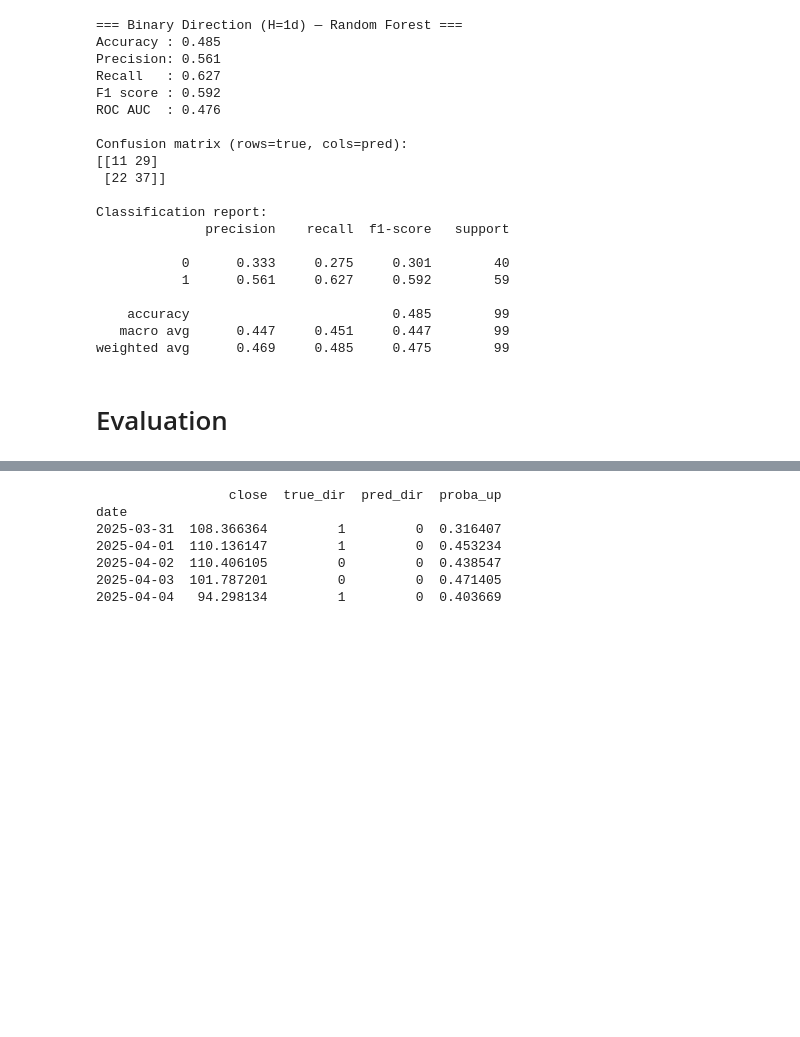
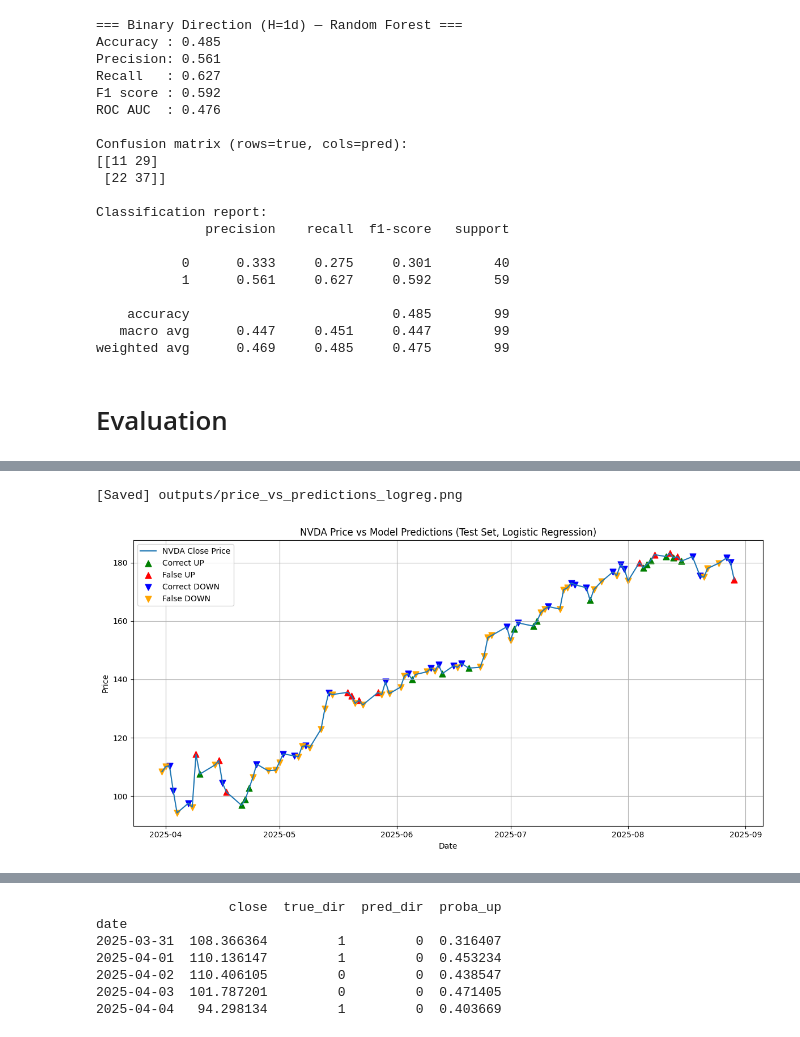
Before and after one commit to Rqkko/sentiment-stock-predictor, a Jupyter notebook: notebooks/finAI_latest.ipynb, the cells around one changed output, grey strips where cells are left out. Saved outputs shown, nothing was run; the diff lists cells and outputs as text; code cells hidden in the pictures; blank space fills up the shorter version.

```diff
--- a/notebooks/finAI_latest.ipynb
+++ b/notebooks/finAI_latest.ipynb
@@ -1218,0 +1234,77 @@ plt.show()
+# %%
+import os
+import matplotlib.pyplot as plt
+
+# ================================
+# Price chart with model predictions (Logistic, H=1d)
+# ================================
+
+# Ensure outputs directory exists
+os.makedirs("outputs", exist_ok=True)
+
+plt.figure(figsize=(12, 6))
+
+# 1) Price line
+plt.plot(df_vis.index, df_vis["close"], label="NVDA Close Price")
+
+# 2) Correct UP predictions (true=1, pred=1)
+mask_correct_up = (df_vis["true_dir"] == 1) & (df_vis["pred_dir"] == 1)
+plt.scatter(
+    df_vis.index[mask_correct_up],
+    df_vis["close"][mask_correct_up],
+    marker="^",
+    color="green",
+    s=60,
+    label="Correct UP"
+)
+
+# 3) Wrong UP predictions (true=0, pred=1)
+mask_wrong_up = (df_vis["true_dir"] == 0) & (df_vis["pred_dir"] == 1)
+plt.scatter(
+    df_vis.index[mask_wrong_up],
+    df_vis["close"][mask_wrong_up],
+    marker="^",
+    color="red",
+    s=60,
+    label="False UP"
+)
+
+# 4) Correct DOWN predictions (true=0, pred=0)
+mask_correct_down = (df_vis["true_dir"] == 0) & (df_vis["pred_dir"] == 0)
+plt.scatter(
+    df_vis.index[mask_correct_down],
+    df_vis["close"][mask_correct_down],
+    marker="v",
+    color="blue",
+    s=60,
+    label="Correct DOWN"
+)
+
+# 5) Wrong DOWN predictions (true=1, pred=0)
+mask_wrong_down = (df_vis["true_dir"] == 1) & (df_vis["pred_dir"] == 0)
+plt.scatter(
+    df_vis.index[mask_wrong_down],
+    df_vis["close"][mask_wrong_down],
+    marker="v",
+    color="orange",
+    s=60,
+    label="False DOWN"
+)
+
+plt.title("NVDA Price vs Model Predictions (Test Set, Logistic Regression)")
+plt.xlabel("Date")
+plt.ylabel("Price")
+plt.legend()
+plt.grid(True)
+plt.tight_layout()
+
+# ---- SAVE PNG ----
+save_path = os.path.join("outputs", "price_vs_predictions_logreg.png")
+plt.savefig(save_path, dpi=300)
+print(f"[Saved] {save_path}")
+
+# ---- DISPLAY ----
+plt.show()
+# %% [output]
+[Saved] outputs/price_vs_predictions_logreg.png
+[figure, added]
```
Also changed, not shown: parts of 6 cells of this notebook, 5 other files.
